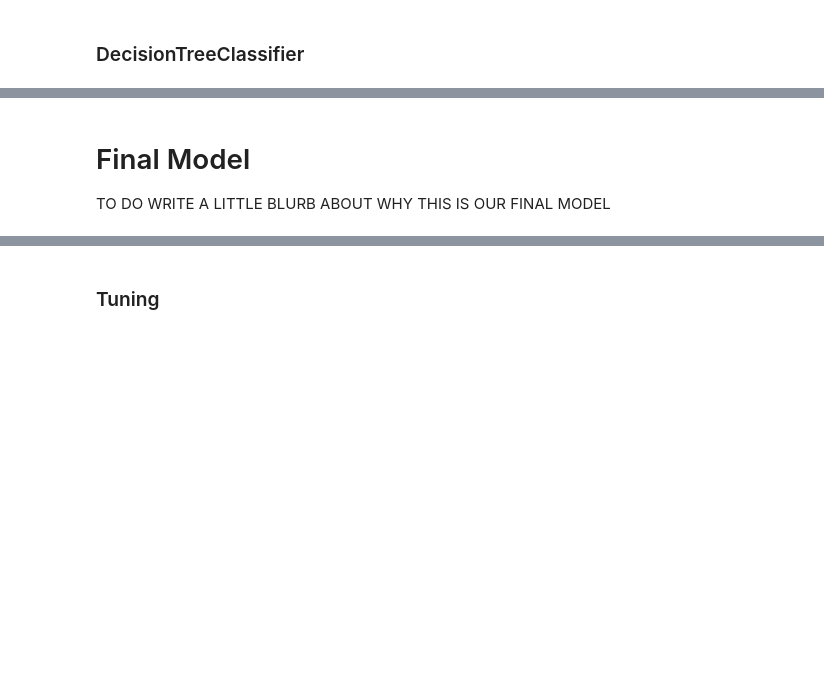
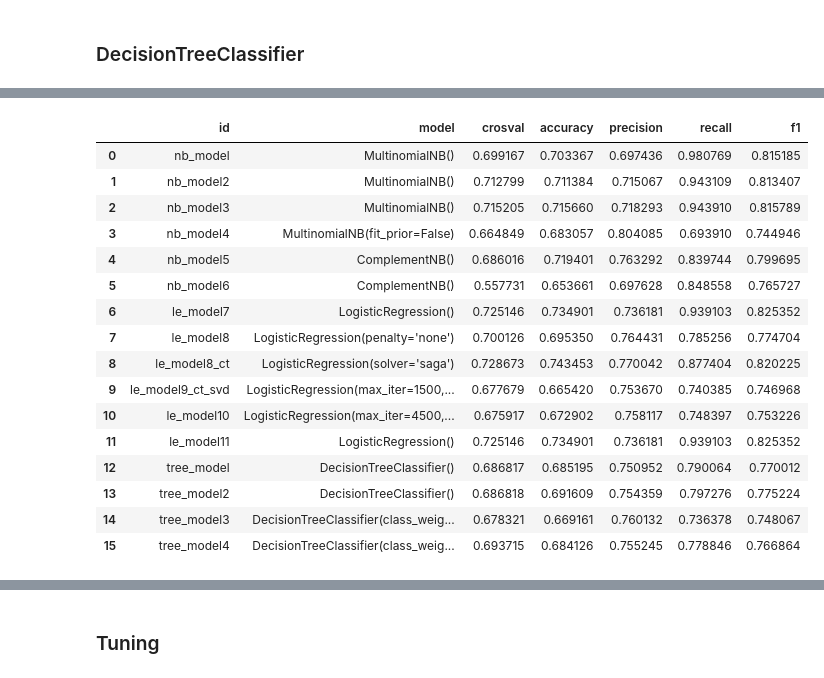
Before and after one commit to AJMarshall-25/Tweet_NLP_Project, a Jupyter notebook: notebooks/Alex/target_change_AJM Review.ipynb, the cells around one changed output, grey strips where cells are left out. Saved outputs shown, nothing was run; the diff lists cells and outputs as text; code cells hidden in the pictures; blank space fills up the shorter version.

```diff
--- a/notebooks/Alex/target_change_AJM Review.ipynb
+++ b/notebooks/Alex/target_change_AJM Review.ipynb
@@ -1422,4 +1526,20 @@ F1 Score:
-# %% [markdown]
-# Final Model
-
-TO DO WRITE A LITTLE BLURB ABOUT WHY THIS IS OUR FINAL MODEL
+# %%
+model_results
+# %% [output]
+|  | id | model | crosval | accuracy | precision | recall | f1 |
+| 0 | nb_model | MultinomialNB() | 0.699167 | 0.703367 | 0.697436 | 0.980769 | 0.815185 |
+| 1 | nb_model2 | MultinomialNB() | 0.712799 | 0.711384 | 0.715067 | 0.943109 | 0.813407 |
+| 2 | nb_model3 | MultinomialNB() | 0.715205 | 0.715660 | 0.718293 | 0.943910 | 0.815789 |
+| 3 | nb_model4 | MultinomialNB(fit_prior=False) | 0.664849 | 0.683057 | 0.804085 | 0.693910 | 0.744946 |
+| 4 | nb_model5 | ComplementNB() | 0.686016 | 0.719401 | 0.763292 | 0.839744 | 0.799695 |
+| 5 | nb_model6 | ComplementNB() | 0.557731 | 0.653661 | 0.697628 | 0.848558 | 0.765727 |
+| 6 | le_model7 | LogisticRegression() | 0.725146 | 0.734901 | 0.736181 | 0.939103 | 0.825352 |
+| 7 | le_model8 | LogisticRegression(penalty='none') | 0.700126 | 0.695350 | 0.764431 | 0.785256 | 0.774704 |
+| 8 | le_model8_ct | LogisticRegression(solver='saga') | 0.728673 | 0.743453 | 0.770042 | 0.877404 | 0.820225 |
+| 9 | le_model9_ct_svd | LogisticRegression(max_iter=1500,... | 0.677679 | 0.665420 | 0.753670 | 0.740385 | 0.746968 |
+| 10 | le_model10 | LogisticRegression(max_iter=4500,... | 0.675917 | 0.672902 | 0.758117 | 0.748397 | 0.753226 |
+| 11 | le_model11 | LogisticRegression() | 0.725146 | 0.734901 | 0.736181 | 0.939103 | 0.825352 |
+| 12 | tree_model | DecisionTreeClassifier() | 0.686817 | 0.685195 | 0.750952 | 0.790064 | 0.770012 |
+| 13 | tree_model2 | DecisionTreeClassifier() | 0.686818 | 0.691609 | 0.754359 | 0.797276 | 0.775224 |
+| 14 | tree_model3 | DecisionTreeClassifier(class_weig... | 0.678321 | 0.669161 | 0.760132 | 0.736378 | 0.748067 |
+| 15 | tree_model4 | DecisionTreeClassifier(class_weig... | 0.693715 | 0.684126 | 0.755245 | 0.778846 | 0.766864 |
```
Also changed, not shown: parts of 30 cells of this notebook.
